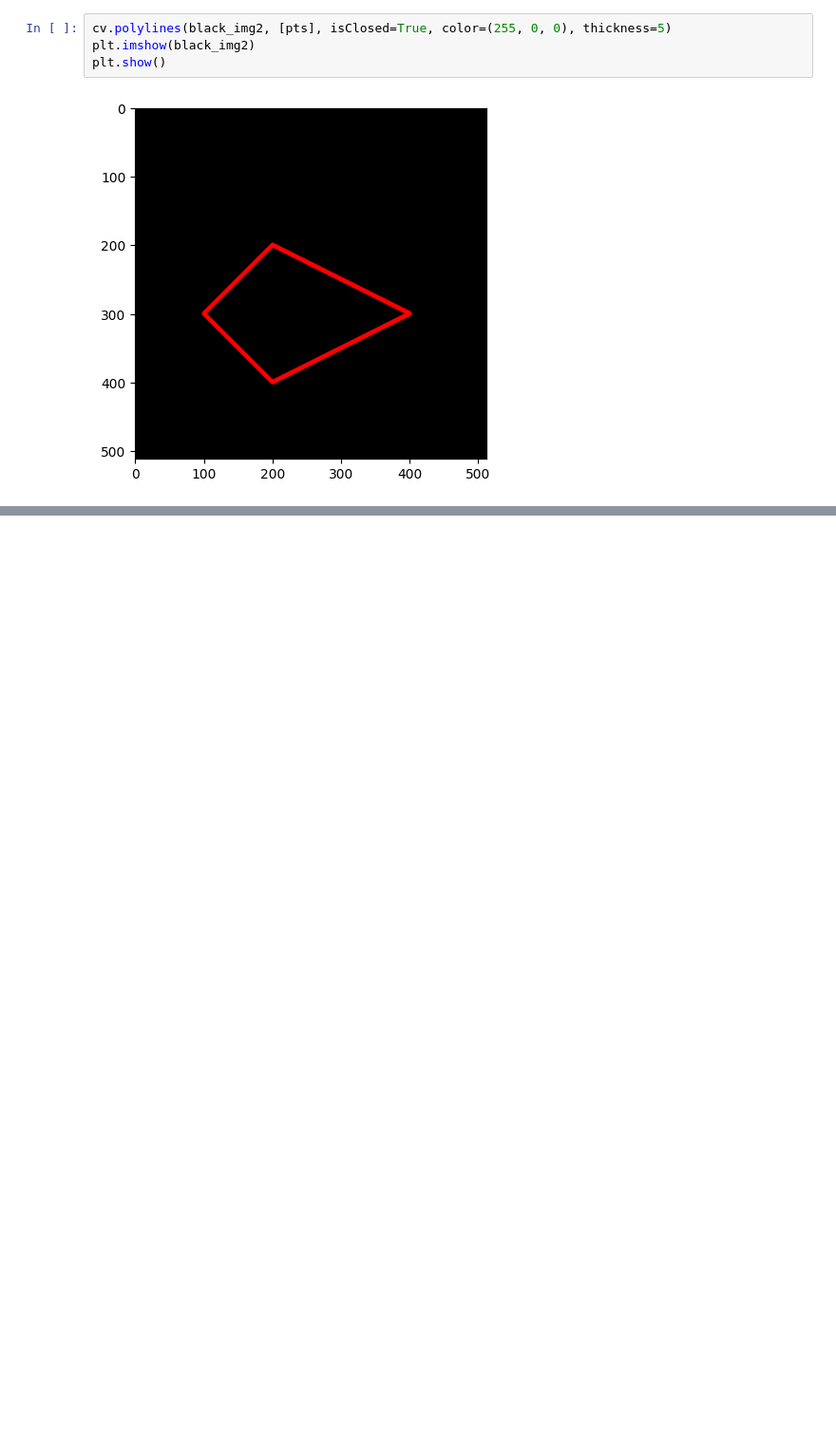
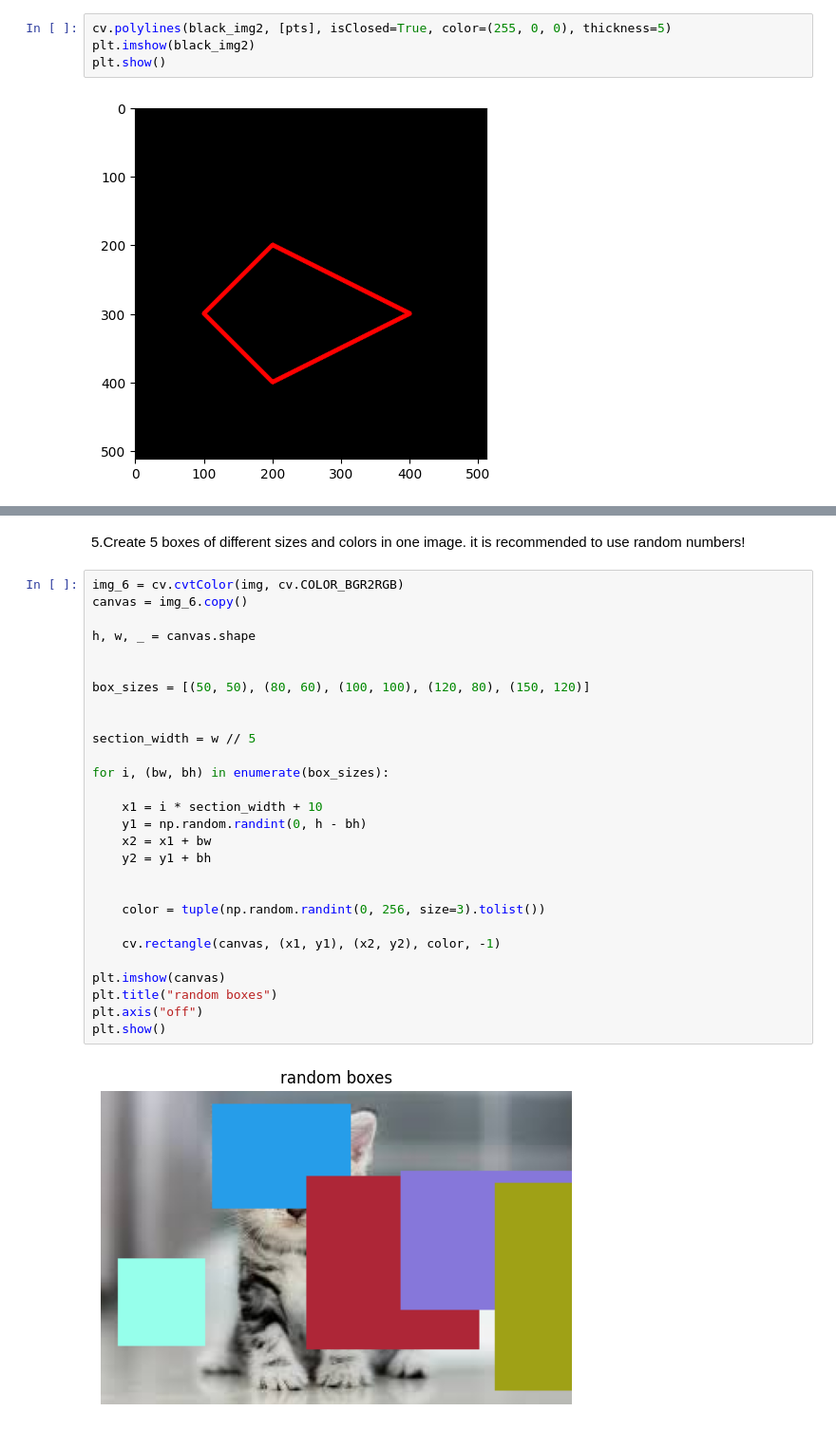
Before and after one commit to Majid5654/Erwan-Majid_PCVK_Ganjil_2025, a Jupyter notebook: Week2.ipynb, the cells around one changed output, grey strips where cells are left out. Shown at 95% size. Saved outputs shown, nothing was run; the diff lists cells and outputs as text; blank space fills up the shorter version.

```diff
--- a/Week2.ipynb
+++ b/Week2.ipynb
@@ -174,0 +240,33 @@ plt.show()
+# %% [markdown]
+5.Create 5 boxes of different sizes and colors in one image. it is recommended to use
+random numbers!
+# %%
+img_6 = cv.cvtColor(img, cv.COLOR_BGR2RGB)
+canvas = img_6.copy()
+
+h, w, _ = canvas.shape
+
+
+box_sizes = [(50, 50), (80, 60), (100, 100), (120, 80), (150, 120)]
+
+
+section_width = w // 5
+
+for i, (bw, bh) in enumerate(box_sizes):
+
+    x1 = i * section_width + 10
+    y1 = np.random.randint(0, h - bh)
+    x2 = x1 + bw
+    y2 = y1 + bh
+
+
+    color = tuple(np.random.randint(0, 256, size=3).tolist())
+
+    cv.rectangle(canvas, (x1, y1), (x2, y2), color, -1)
+
+plt.imshow(canvas)
+plt.title("random boxes")
+plt.axis("off")
+plt.show()
+# %% [output]
+[figure, added]
```
Also changed, not shown: parts of 12 cells of this notebook.
